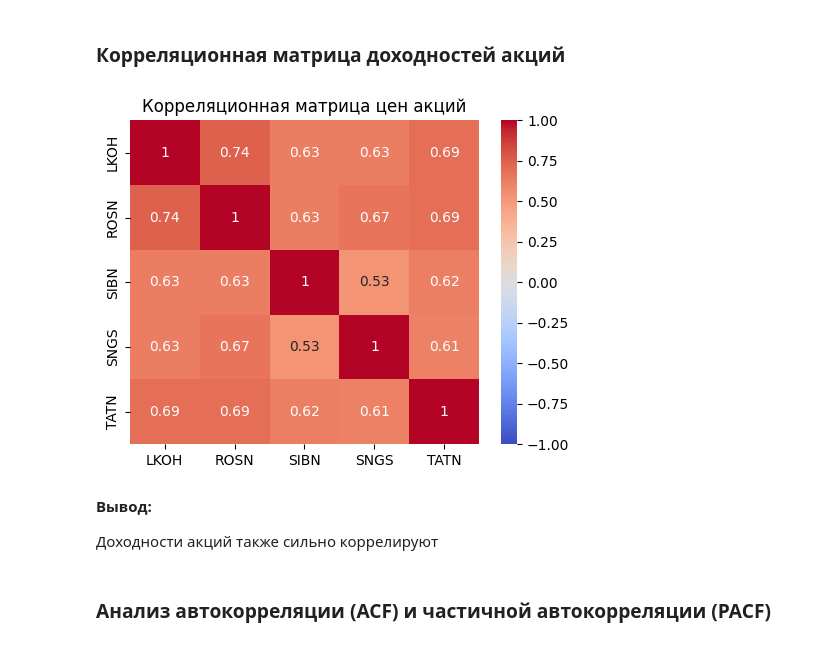
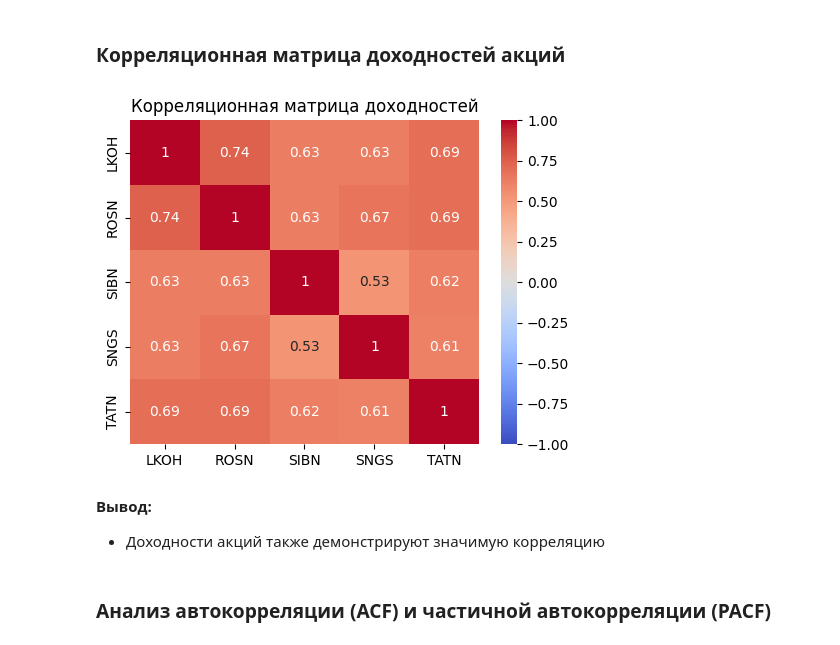
Before and after one commit to Avvonna/AI-YP24-75, a Jupyter notebook: 1_Tickers_EDA.ipynb, the cells around one changed output. Saved outputs shown, nothing was run; the diff lists cells and outputs as text; code cells hidden in the pictures.

```diff
--- a/ideas/v1.ipynb
+++ b/1_Tickers_EDA.ipynb
@@ -142,5 +143,5 @@ end_date = date.today().strftime('%Y-%m-%d')
 # %%
-df_res = pd.read_pickle('df_tickers.pkl')
+df_res = pd.read_pickle('data/df_tickers.pkl')
 df_res = df_res.set_index(pd.to_datetime(df_res.index))
 # %% [markdown]
 Далее будем рассматривать только цены закрытия
@@ -315,18 +333,18 @@ plt.show()
 # %%
 plt.figure(figsize=(5, 4))
 correlation_matrix = df_pct.corr()
 sns.heatmap(correlation_matrix, annot=True, cmap='coolwarm', vmin=-1, vmax=1)
-plt.title("Корреляционная матрица цен акций")
+plt.title("Корреляционная матрица доходностей")
 plt.xlabel('')
 plt.ylabel('')
 plt.tight_layout()
 plt.show()
 # %% [output]
-[figure, old version]
+[figure, new version]
 # %% [markdown]
 **Вывод:**
 
-Доходности акций также сильно коррелируют
+- Доходности акций также демонстрируют значимую корреляцию
 # %% [markdown]
 ### Анализ автокорреляции (ACF) и частичной автокорреляции (PACF)
 # %% [markdown]
```
Also changed, not shown: parts of 17 cells of this notebook, 4 other files.
